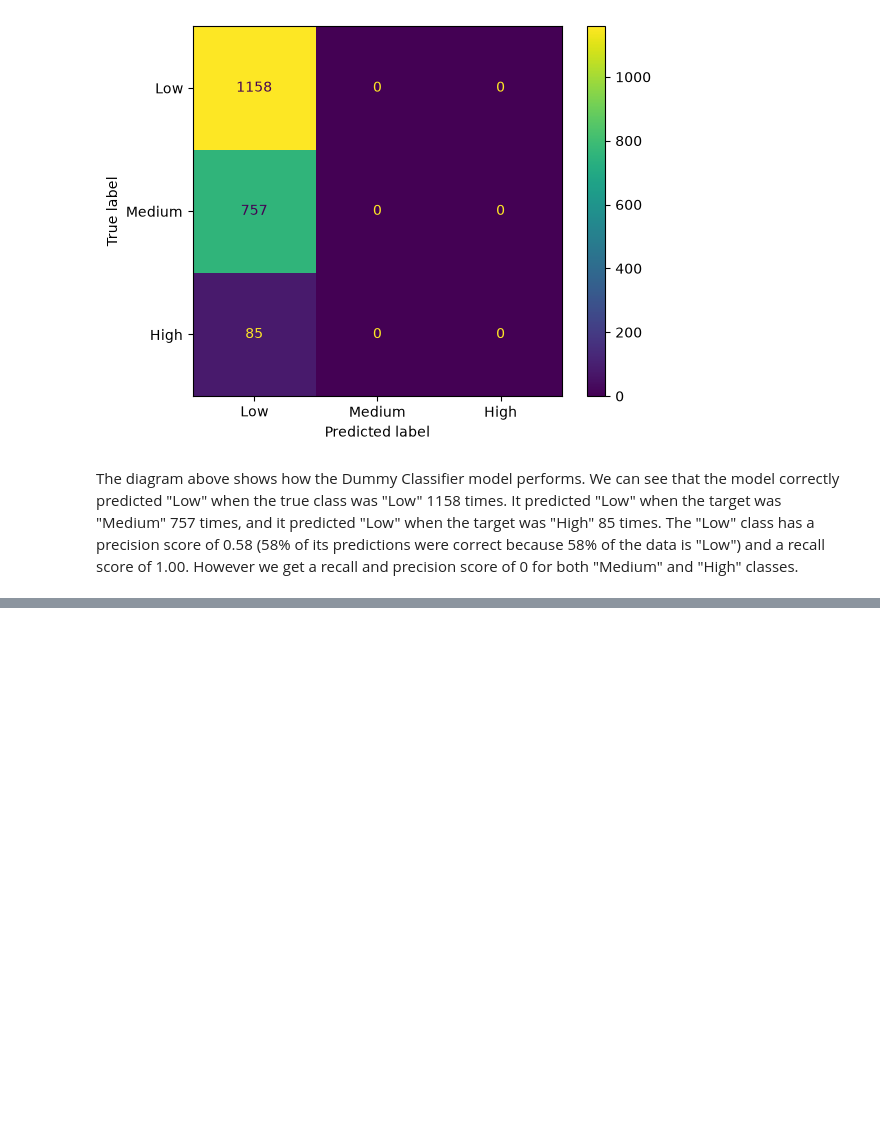
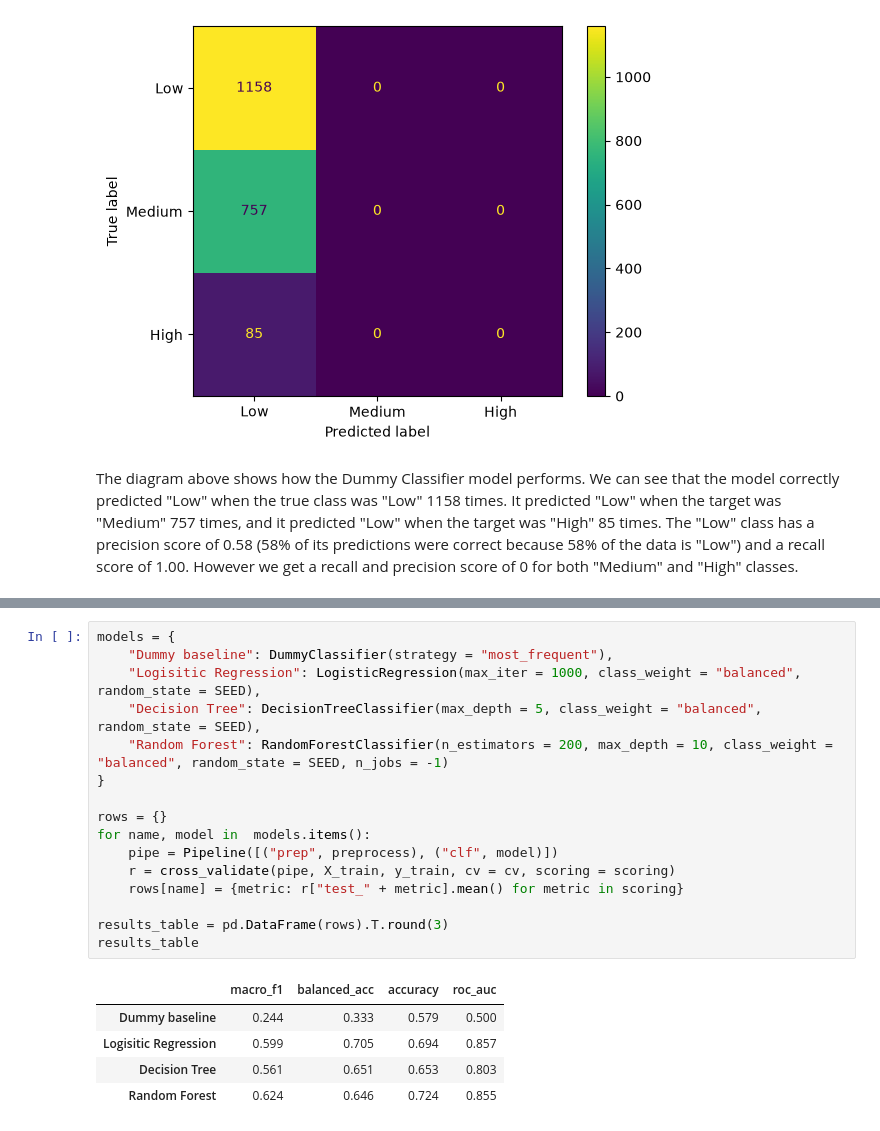
Before and after one commit to Mykkey/Wearable-Tech-Stress-Project, a Jupyter notebook: notebooks/01_data_audit_and_baseline.ipynb, the cells around one changed output, grey strips where cells are left out. Drawn from its saved outputs; the diff is of its cells as text; blank space fills up the shorter version.

```diff
--- a/notebooks/01_data_audit_and_baseline.ipynb
+++ b/notebooks/01_data_audit_and_baseline.ipynb
@@ -239,0 +256,22 @@ The diagram above shows how the Dummy Classifier model performs. We can see that
+# %%
+models = {
+    "Dummy baseline": DummyClassifier(strategy = "most_frequent"),
+    "Logisitic Regression": LogisticRegression(max_iter = 1000, class_weight = "balanced", random_state = SEED),
+    "Decision Tree": DecisionTreeClassifier(max_depth = 5, class_weight = "balanced", random_state = SEED),
+    "Random Forest": RandomForestClassifier(n_estimators = 200, max_depth = 10, class_weight = "balanced", random_state = SEED, n_jobs = -1)
+}
+
+rows = {}
+for name, model in  models.items():
+    pipe = Pipeline([("prep", preprocess), ("clf", model)])
+    r = cross_validate(pipe, X_train, y_train, cv = cv, scoring = scoring)
+    rows[name] = {metric: r["test_" + metric].mean() for metric in scoring}
+
+results_table = pd.DataFrame(rows).T.round(3)
+results_table
+# %% [output]
+|  | macro_f1 | balanced_acc | accuracy | roc_auc |
+| Dummy baseline | 0.244 | 0.333 | 0.579 | 0.500 |
+| Logisitic Regression | 0.599 | 0.705 | 0.694 | 0.857 |
+| Decision Tree | 0.561 | 0.651 | 0.653 | 0.803 |
+| Random Forest | 0.624 | 0.646 | 0.724 | 0.855 |
```
Also changed, not shown: parts of 9 cells of this notebook.
